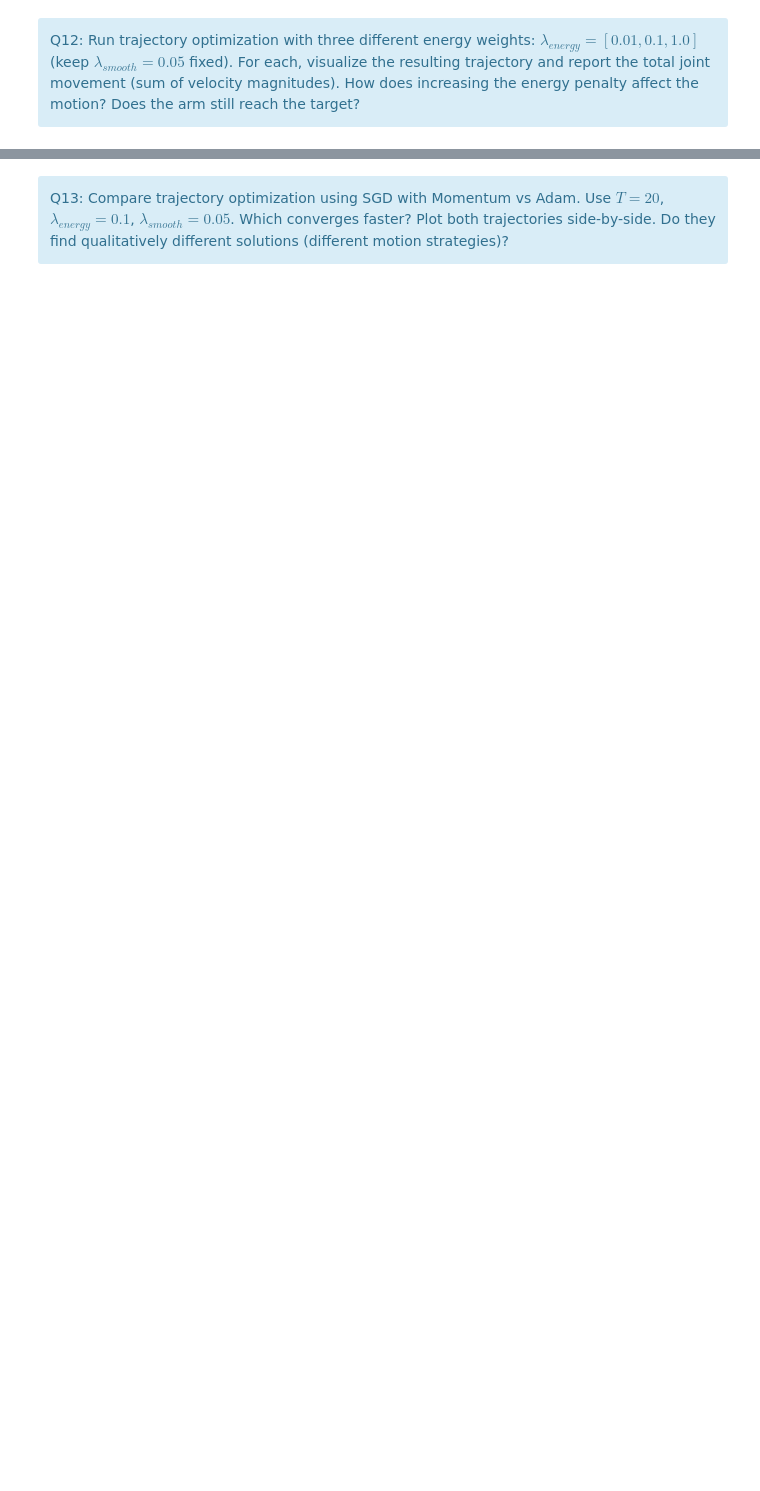
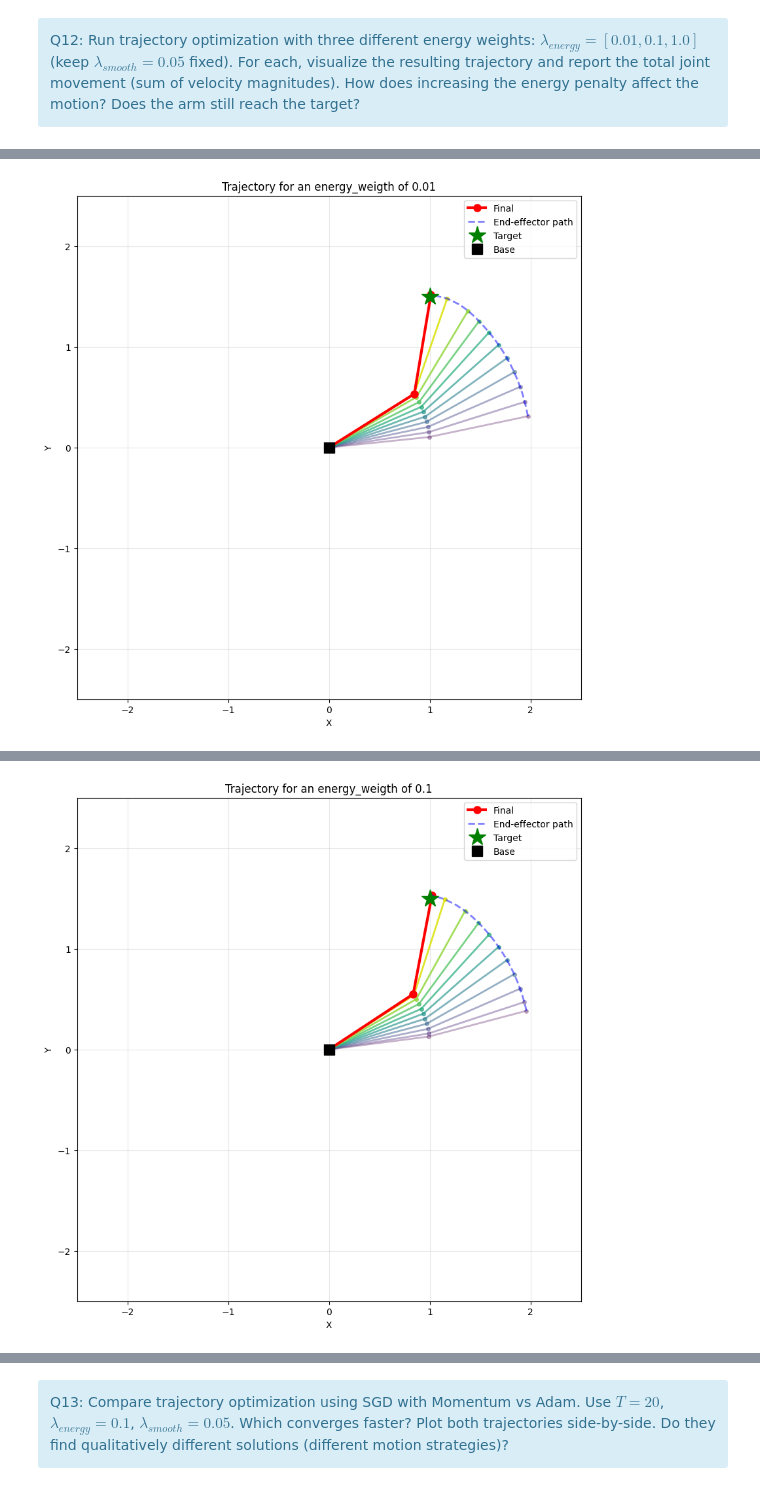
Before and after one commit to AntoninLeSecq/stochastic, a Jupyter notebook: notebooks/control_BE.ipynb, the cells around one changed output, grey strips where cells are left out. Saved outputs shown, nothing was run; the diff lists cells and outputs as text; code cells hidden in the pictures; blank space fills up the shorter version.

```diff
--- a/notebooks/control_BE.ipynb
+++ b/notebooks/control_BE.ipynb
@@ -1017,3 +1116,20 @@ analyze_trajectory_metrics(theta_traj)
 <div class="alert alert-info">
 Q12: Run trajectory optimization with three different energy weights: $\lambda_{energy} = [0.01, 0.1, 1.0]$ (keep $\lambda_{smooth}=0.05$ fixed). For each, visualize the resulting trajectory and report the total joint movement (sum of velocity magnitudes). How does increasing the energy penalty affect the motion? Does the arm still reach the target?
 </div>
+# %%
+# Parameters
+energy_weigths = [0.01, 0.1, 1.0]
+
+for k in energy_weigths :
+  theta_traj, loss_hist = gradient_descent_trajectory(
+      theta_init, target, LENGTHS,
+      T=T, learning_rate=0.01, n_iterations=1000,
+      lambda_energy=k, lambda_smooth=0.05)
+
+  plot_trajectory_sequence(theta_traj, LENGTHS, target)
+  plt.title(f"Trajectory for an energy_weigth of {k}")
+  plt.show()
+
+  analyze_trajectory_metrics(theta_traj)
+  print("\n ---- \n")
+# %% [output]
@@ -1019,0 +1146 @@ Q12: Run trajectory optimization with three different energy weights: $\lambda_{
+[figure, added]
@@ -1019,0 +1165 @@ Q12: Run trajectory optimization with three different energy weights: $\lambda_{
+[figure, added]
```
Also changed, not shown: parts of 13 cells of this notebook.
